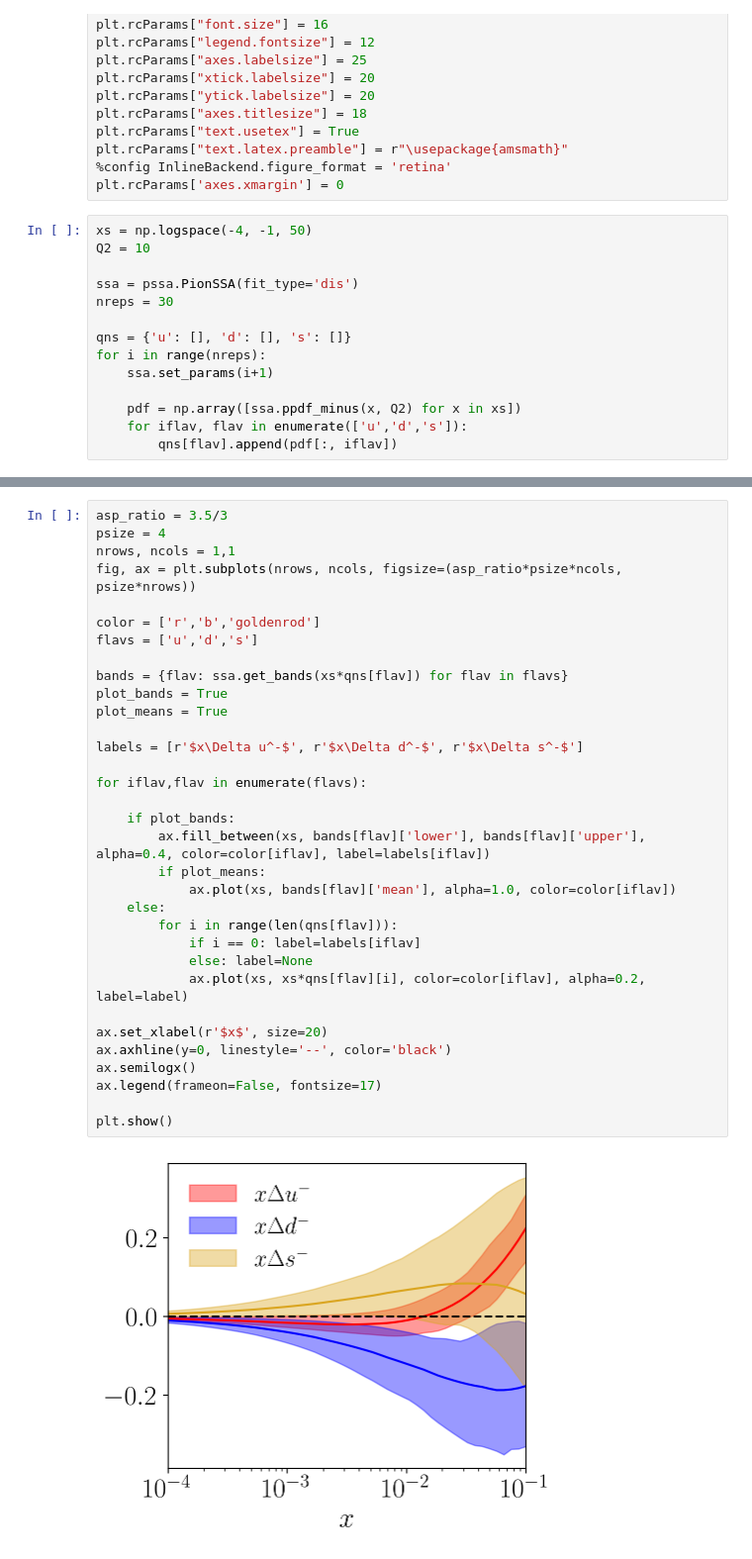
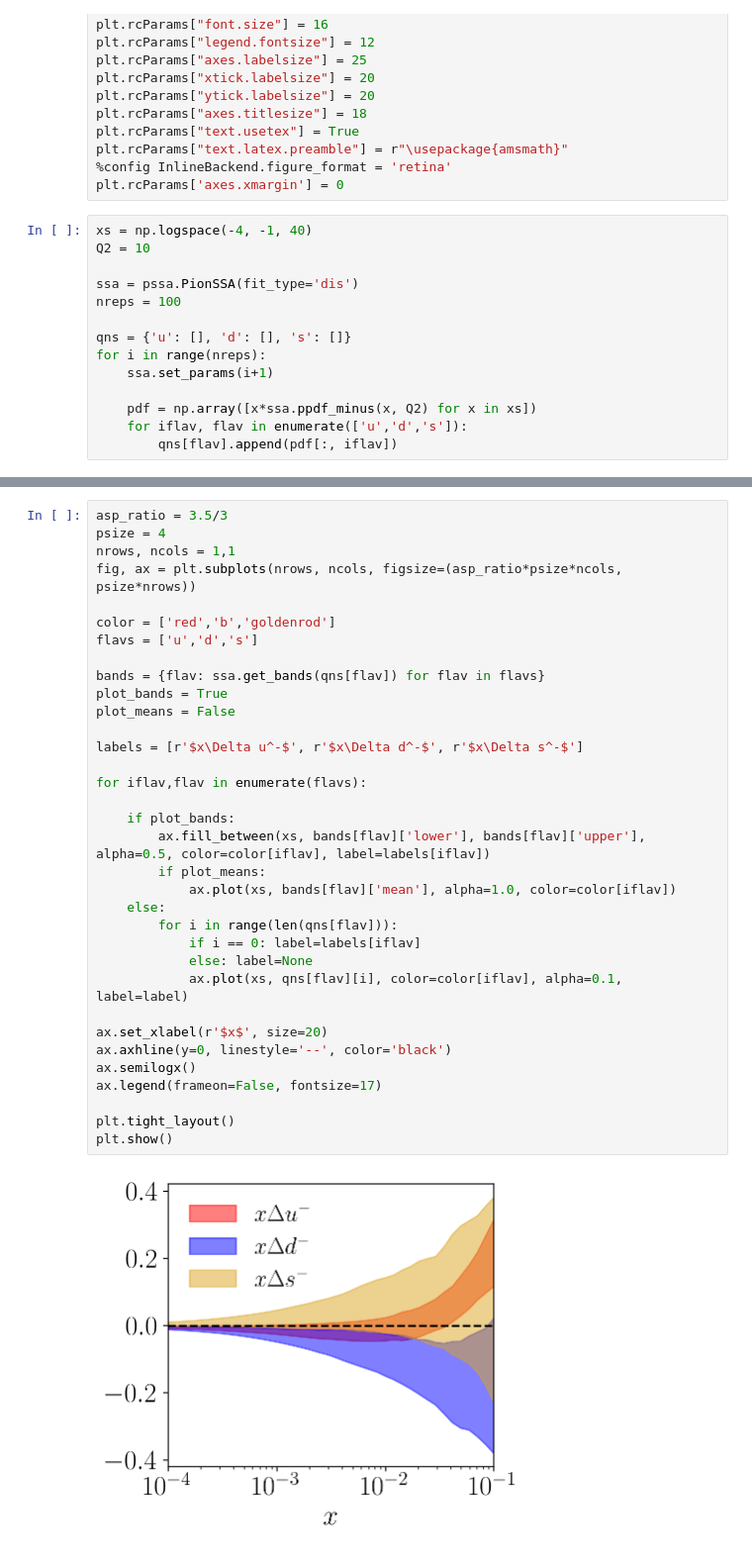
Before and after one commit to brandonmanley/pion_SSA, a Jupyter notebook: pdf_testing.ipynb, the cells around one changed output, grey strips where cells are left out. Shown: that part at 99% size. Drawn from its saved outputs; the diff is of its cells as text.

Commit message:
update plots and example scripts

```diff
--- a/pdf_testing.ipynb
+++ b/pdf_testing.ipynb
@@ -18,17 +18,17 @@ plt.rcParams["text.latex.preamble"] = r"\usepackage{amsmath}"
 %config InlineBackend.figure_format = 'retina'
 plt.rcParams['axes.xmargin'] = 0
 # %%
-xs = np.logspace(-4, -1, 50)
+xs = np.logspace(-4, -1, 40)
 Q2 = 10
 
 ssa = pssa.PionSSA(fit_type='dis')
-nreps = 30
+nreps = 100
 
 qns = {'u': [], 'd': [], 's': []}
 for i in range(nreps):
     ssa.set_params(i+1)
 
-    pdf = np.array([ssa.ppdf_minus(x, Q2) for x in xs])
+    pdf = np.array([x*ssa.ppdf_minus(x, Q2) for x in xs])
     for iflav, flav in enumerate(['u','d','s']):
         qns[flav].append(pdf[:, iflav])
 # %% [output]
@@ -38,35 +52,36 @@ for i in range(nreps):
 # %%
 asp_ratio = 3.5/3
 psize = 4
 nrows, ncols = 1,1
 fig, ax = plt.subplots(nrows, ncols, figsize=(asp_ratio*psize*ncols, psize*nrows))
 
-color = ['r','b','goldenrod']
+color = ['red','b','goldenrod']
 flavs = ['u','d','s']
 
-bands = {flav: ssa.get_bands(xs*qns[flav]) for flav in flavs}
+bands = {flav: ssa.get_bands(qns[flav]) for flav in flavs}
 plot_bands = True
-plot_means = True
+plot_means = False
 
 labels = [r'$x\Delta u^-$', r'$x\Delta d^-$', r'$x\Delta s^-$']
 
 for iflav,flav in enumerate(flavs):
 
     if plot_bands:
-        ax.fill_between(xs, bands[flav]['lower'], bands[flav]['upper'], alpha=0.4, color=color[iflav], label=labels[iflav])
+        ax.fill_between(xs, bands[flav]['lower'], bands[flav]['upper'], alpha=0.5, color=color[iflav], label=labels[iflav])
         if plot_means:
             ax.plot(xs, bands[flav]['mean'], alpha=1.0, color=color[iflav])
     else:
         for i in range(len(qns[flav])):
             if i == 0: label=labels[iflav]
             else: label=None
-            ax.plot(xs, xs*qns[flav][i], color=color[iflav], alpha=0.2, label=label)
+            ax.plot(xs, qns[flav][i], color=color[iflav], alpha=0.1, label=label)
 
 ax.set_xlabel(r'$x$', size=20)
 ax.axhline(y=0, linestyle='--', color='black')
 ax.semilogx()
 ax.legend(frameon=False, fontsize=17)
 
+plt.tight_layout()
 plt.show()
 # %% [output]
-[figure, old version]
+[figure, new version]
```
Also changed, not shown: parts of 1 cell of this notebook, 3 other files.
